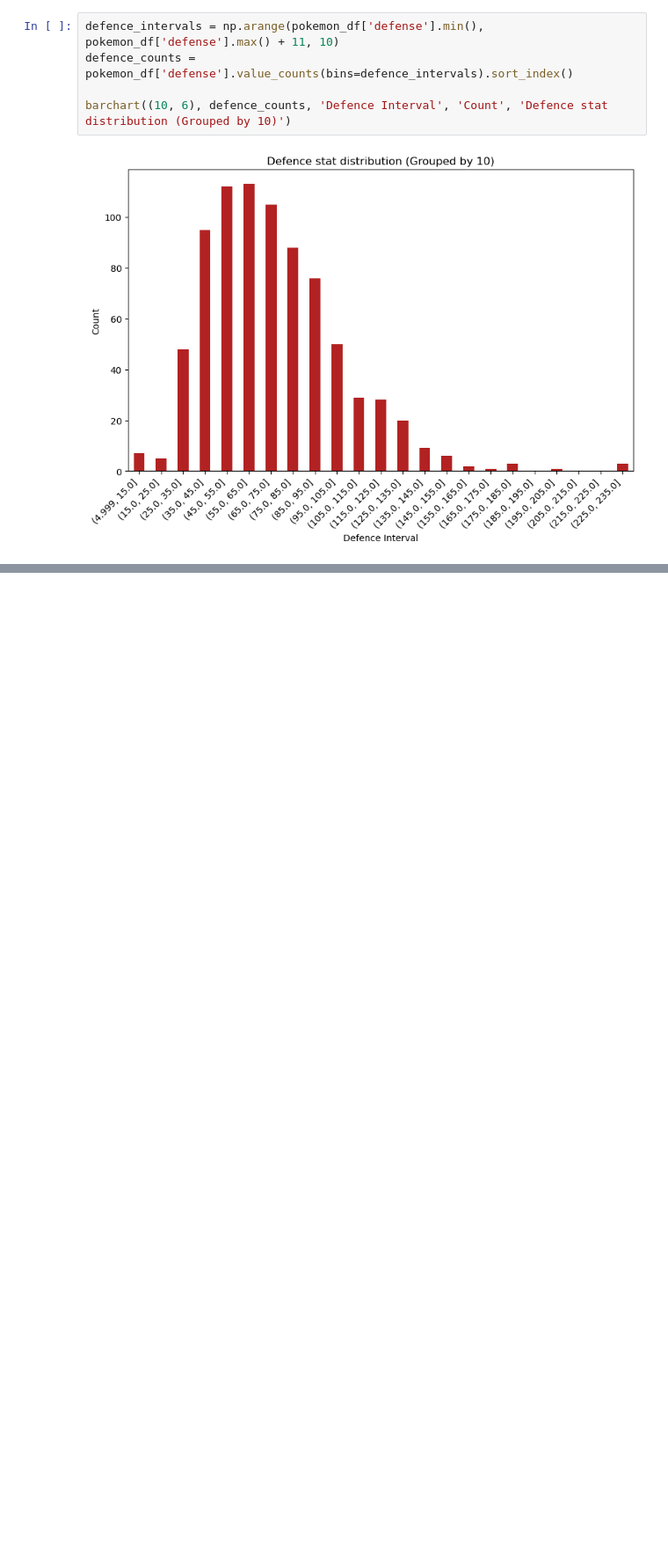
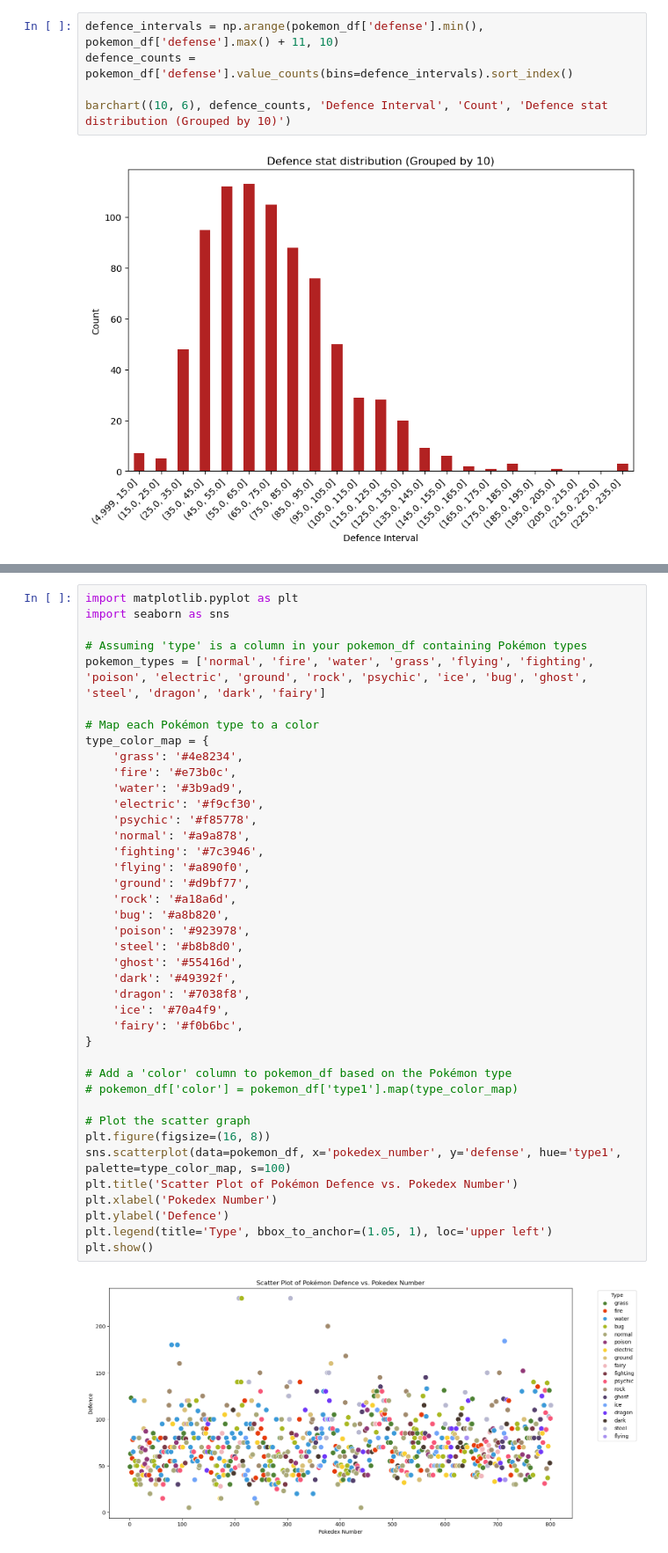
Before and after one commit to Albadylic/pokemon-data, a Jupyter notebook: pokemon_data_analysis.ipynb, the cells around one changed output, grey strips where cells are left out. Shown: that part at 88% size. Drawn from its saved outputs; the diff is of its cells as text; blank space fills up the shorter version.

```diff
--- a/pokemon_data_analysis.ipynb
+++ b/pokemon_data_analysis.ipynb
@@ -271,0 +272,42 @@ Standard Error: 41.67661475445558
+# %%
+import matplotlib.pyplot as plt
+import seaborn as sns
+
+# Assuming 'type' is a column in your pokemon_df containing Pokémon types
+pokemon_types = ['normal', 'fire', 'water', 'grass', 'flying', 'fighting', 'poison', 'electric', 'ground', 'rock', 'psychic', 'ice', 'bug', 'ghost', 'steel', 'dragon', 'dark', 'fairy']
+
+# Map each Pokémon type to a color
+type_color_map = {
+    'grass': '#4e8234',
+    'fire': '#e73b0c',
+    'water': '#3b9ad9',
+    'electric': '#f9cf30',
+    'psychic': '#f85778',
+    'normal': '#a9a878',
+    'fighting': '#7c3946',
+    'flying': '#a890f0',
+    'ground': '#d9bf77',
+    'rock': '#a18a6d',
+    'bug': '#a8b820',
+    'poison': '#923978',
+    'steel': '#b8b8d0',
+    'ghost': '#55416d',
+    'dark': '#49392f',
+    'dragon': '#7038f8',
+    'ice': '#70a4f9',
+    'fairy': '#f0b6bc',
+}
+
+# Add a 'color' column to pokemon_df based on the Pokémon type
+# pokemon_df['color'] = pokemon_df['type1'].map(type_color_map)
+
+# Plot the scatter graph
+plt.figure(figsize=(16, 8))
+sns.scatterplot(data=pokemon_df, x='pokedex_number', y='defense', hue='type1', palette=type_color_map, s=100)
+plt.title('Scatter Plot of Pokémon Defence vs. Pokedex Number')
+plt.xlabel('Pokedex Number')
+plt.ylabel('Defence')
+plt.legend(title='Type', bbox_to_anchor=(1.05, 1), loc='upper left')
+plt.show()
+# %% [output]
+[figure, added]
```
Also changed, not shown: parts of 2 cells of this notebook, 4 other files.
